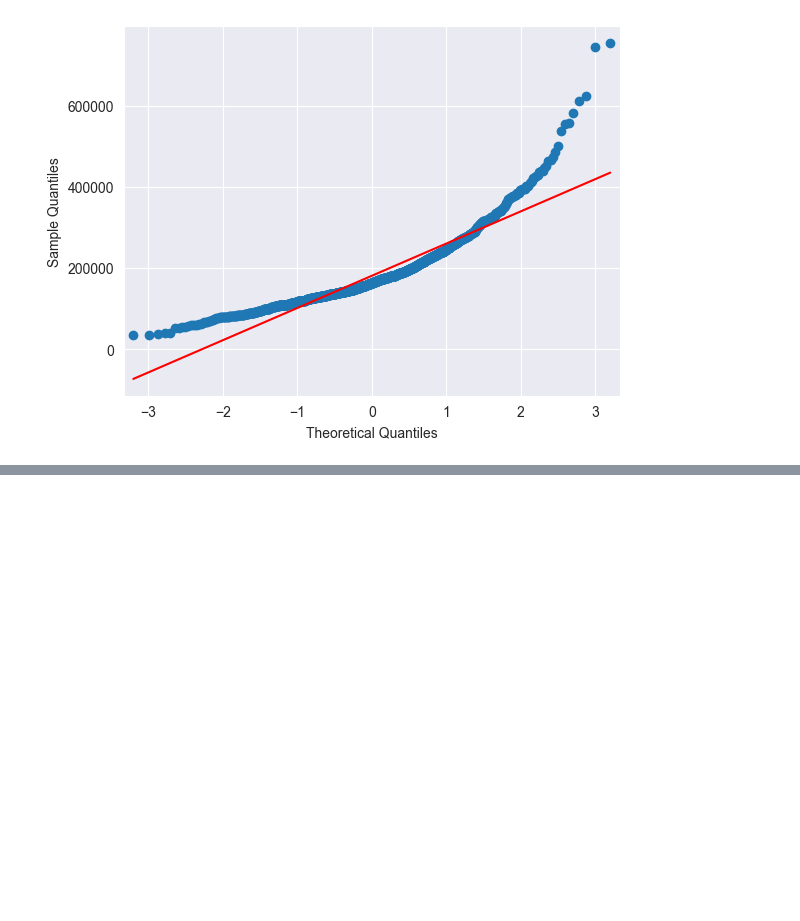
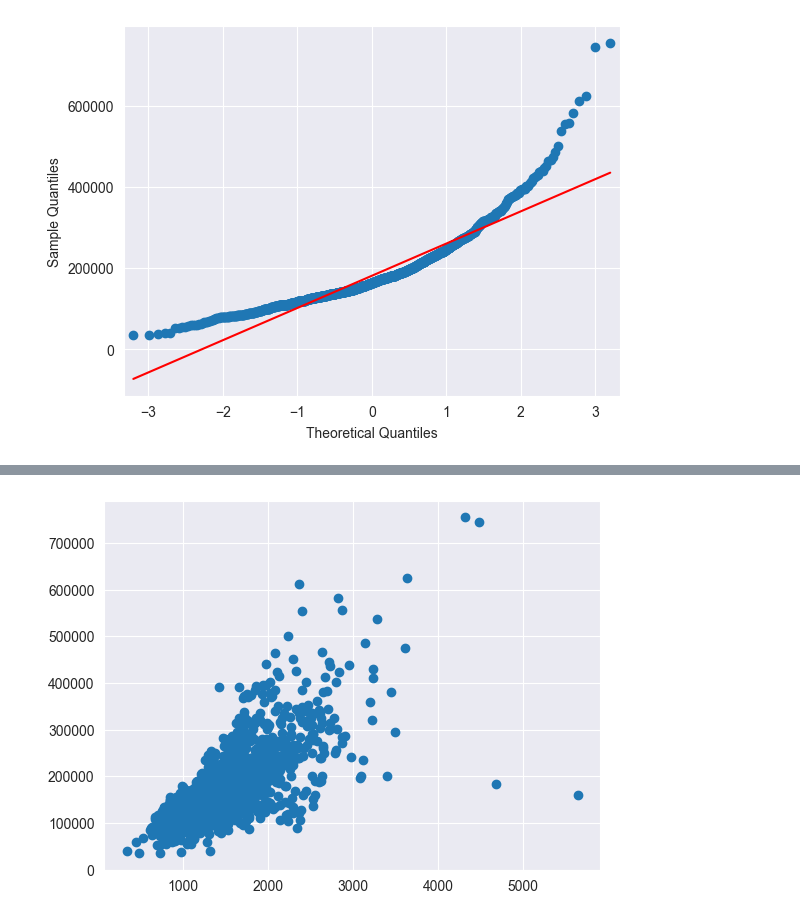
Before and after one commit to indian-coder-aarush/Learning, a Jupyter notebook: HousePriceEDA.ipynb, the cells around one changed output, grey strips where cells are left out. Cells and saved outputs as stored; diff of their text form; code cells hidden in the pictures; blank space fills up the shorter version.

Commit message:
explored grliv area

```diff
--- a/HousePriceEDA.ipynb
+++ b/HousePriceEDA.ipynb
@@ -73,0 +93,5 @@ plt.show()
+# %%
+plt.scatter(data["GrLivArea"], data["SalePrice"])
+plt.show()
+# %% [output]
+[figure, added]
```
Also changed, not shown: parts of 12 cells of this notebook, 1 other file.
